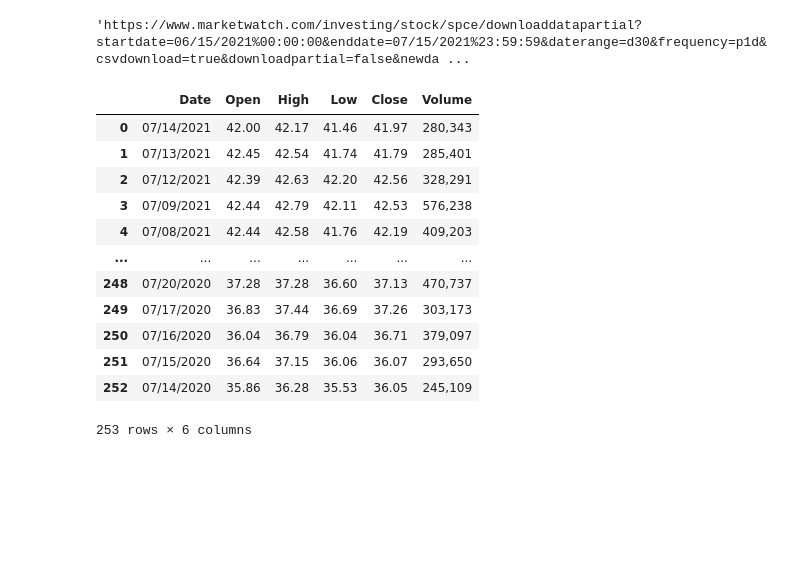
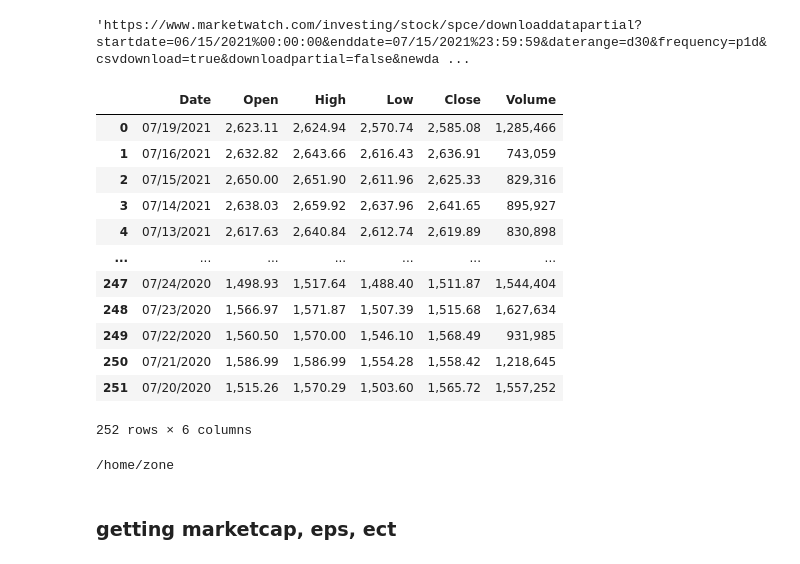
Before and after one commit to SinAustin/advantage-investing, a Jupyter notebook: notebooks/1.0-xs-scraper.ipynb, the cells around one changed output. Drawn from its saved outputs; the diff is of its cells as text; code cells hidden in the pictures; blank space fills up the shorter version.

Commit message:
starting data formatting

```diff
--- a/notebooks/1.0-xs-scraper.ipynb
+++ b/notebooks/1.0-xs-scraper.ipynb
@@ -117,7 +117,7 @@ class MarketScraper:
     def __init__(self):
         a = str(datetime.now().month)
         b = str(datetime.now().day -1)
-        c = str(datetime.now().year -1)
+        c = str(datetime.now().year -2)
         d = str(datetime.now().year)
         yesterday = str(a + '/' + b + '/' + d)
         last_year = str(a + '/' + b + '/' + c)
@@ -140,18 +140,23 @@ class MarketScraper:
 # %%
 import pandas as pd
 ms = MarketScraper()
-ms.get_price_hist('')
+goog_data = ms.get_price_hist('goog')
+goog_data
 # %% [output]
 |  | Date | Open | High | Low | Close | Volume |
-| 0 | 07/14/2021 | 42.00 | 42.17 | 41.46 | 41.97 | 280,343 |
-| 1 | 07/13/2021 | 42.45 | 42.54 | 41.74 | 41.79 | 285,401 |
-| 2 | 07/12/2021 | 42.39 | 42.63 | 42.20 | 42.56 | 328,291 |
-| 3 | 07/09/2021 | 42.44 | 42.79 | 42.11 | 42.53 | 576,238 |
-| 4 | 07/08/2021 | 42.44 | 42.58 | 41.76 | 42.19 | 409,203 |
+| 0 | 07/19/2021 | 2,623.11 | 2,624.94 | 2,570.74 | 2,585.08 | 1,285,466 |
+| 1 | 07/16/2021 | 2,632.82 | 2,643.66 | 2,616.43 | 2,636.91 | 743,059 |
+| 2 | 07/15/2021 | 2,650.00 | 2,651.90 | 2,611.96 | 2,625.33 | 829,316 |
+| 3 | 07/14/2021 | 2,638.03 | 2,659.92 | 2,637.96 | 2,641.65 | 895,927 |
+| 4 | 07/13/2021 | 2,617.63 | 2,640.84 | 2,612.74 | 2,619.89 | 830,898 |
 | ... | ... | ... | ... | ... | ... | ... |
-| 248 | 07/20/2020 | 37.28 | 37.28 | 36.60 | 37.13 | 470,737 |
-| 249 | 07/17/2020 | 36.83 | 37.44 | 36.69 | 37.26 | 303,173 |
-| 250 | 07/16/2020 | 36.04 | 36.79 | 36.04 | 36.71 | 379,097 |
-| 251 | 07/15/2020 | 36.64 | 37.15 | 36.06 | 36.07 | 293,650 |
-| 252 | 07/14/2020 | 35.86 | 36.28 | 35.53 | 36.05 | 245,109 |
+| 247 | 07/24/2020 | 1,498.93 | 1,517.64 | 1,488.40 | 1,511.87 | 1,544,404 |
+| 248 | 07/23/2020 | 1,566.97 | 1,571.87 | 1,507.39 | 1,515.68 | 1,627,634 |
+| 249 | 07/22/2020 | 1,560.50 | 1,570.00 | 1,546.10 | 1,568.49 | 931,985 |
+| 250 | 07/21/2020 | 1,586.99 | 1,586.99 | 1,554.28 | 1,558.42 | 1,218,645 |
+| 251 | 07/20/2020 | 1,515.26 | 1,570.29 | 1,503.60 | 1,565.72 | 1,557,252 |
-253 rows × 6 columns
+252 rows × 6 columns
+# %%
+cd
+# %% [output]
+/home/zone
@@ -158 +165,3 @@ ms.get_price_hist('')
+# %% [markdown]
+### getting marketcap, eps, ect
 # %%
```
Also changed, not shown: parts of 6 cells of this notebook, 4 other files.
